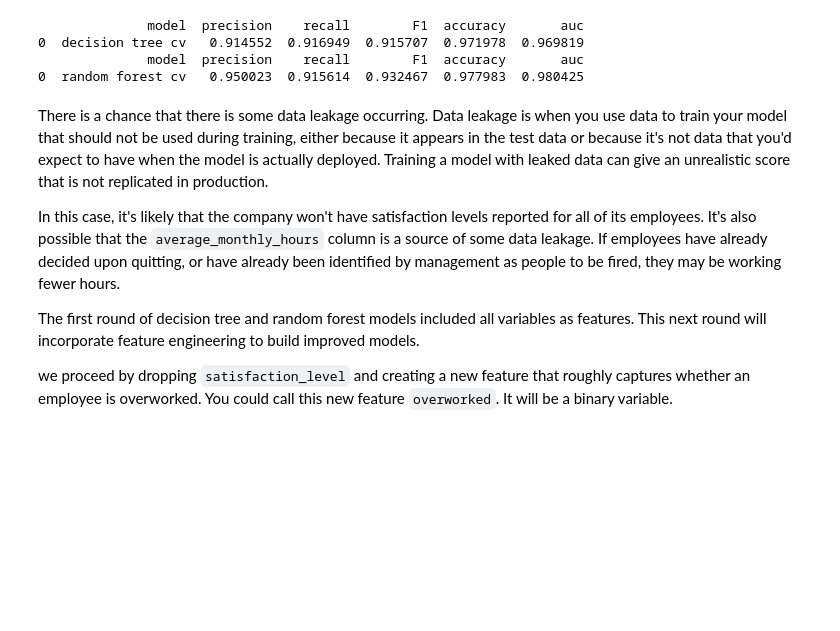
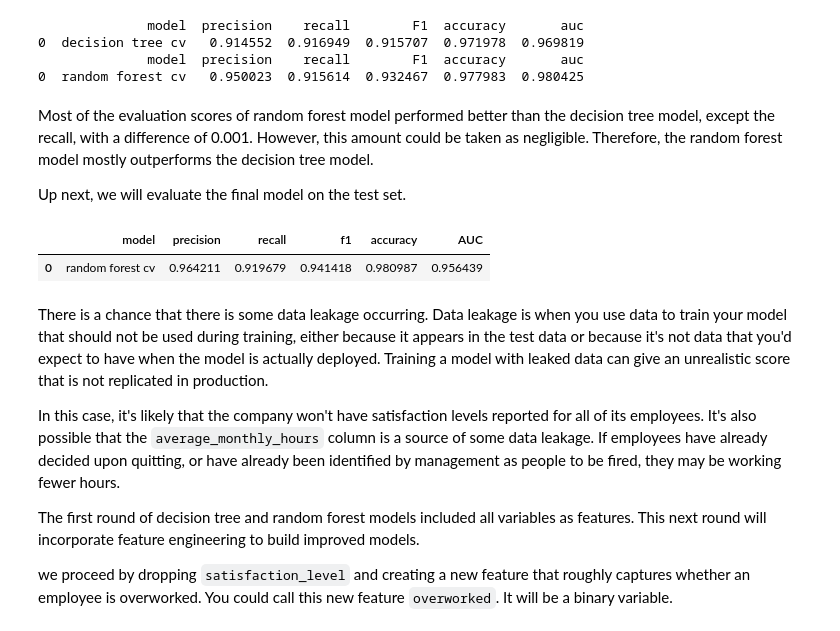
Before and after one commit to justin-97/Google-Advanced-Data-Analytics-Capstone, a Jupyter notebook: Activity_ Course 7 Salifort Motors project lab.ipynb, the cells around one changed output. Saved outputs shown, nothing was run; the diff lists cells and outputs as text; code cells hidden in the pictures; blank space fills up the shorter version.

```diff
--- a/Activity_ Course 7 Salifort Motors project lab.ipynb
+++ b/Activity_ Course 7 Salifort Motors project lab.ipynb
@@ -833,6 +823,6 @@ GridSearchCV(cv=4, error_score=nan,
 # %%
 # Define a path to the folder where you want to save the model
-path = '/home/jovyan/work/'
+path = 'GADA'
 # %%
 def write_pickle(path, model_object, save_as:str):
     '''
@@ -891,6 +881,49 @@ print(rf1_cv_results)
 0  decision tree cv   0.914552  0.916949  0.915707  0.971978  0.969819
               model  precision    recall        F1  accuracy       auc
 0  random forest cv   0.950023  0.915614  0.932467  0.977983  0.980425
+# %% [markdown]
+Most of the evaluation scores of random forest model performed better than the decision tree model, except the recall, with a difference of 0.001. However, this amount could be taken as negligible. Therefore, the random forest model mostly outperforms the decision tree model.
+
+Up next, we will evaluate the final model on the test set.
+# %%
+# Define a funciton that gets all the scores from model's predictions.
+def get_scores(model_name:str, model, X_test_data, y_test_data):
+    '''
+    Generate a table of test scores.
+
+    In:
+        model_name (string):  How you want your model to be named in the output table
+        model:                A fit GridSearchCV object
+        X_test_data:          numpy array of X_test data
+        y_test_data:          numpy array of y_test data
+
+    Out: pandas df of precision, recall, f1, accuracy, and AUC scores for your model
+    '''
+
+    preds = model.best_estimator_.predict(X_test_data)
+
+    auc = roc_auc_score(y_test_data, preds)
+    accuracy = accuracy_score(y_test_data, preds)
+    precision = precision_score(y_test_data, preds)
+    recall = recall_score(y_test_data, preds)
+    f1 = f1_score(y_test_data, preds)
+
+    table = pd.DataFrame({'model': [model_name],
+                          'precision': [precision],
+                          'recall': [recall],
+                          'f1': [f1],
+                          'accuracy': [accuracy],
+                          'AUC': [auc]
+                         })
+
+    return table
+# %%
+# Get predictions on test data
+rf1_test_scores = get_scores('random forest cv', rf1, X_test, y_test)
+rf1_test_scores
+# %% [output]
+|  | model | precision | recall | f1 | accuracy | AUC |
+| 0 | random forest cv | 0.964211 | 0.919679 | 0.941418 | 0.980987 | 0.956439 |
 # %% [markdown]
 There is a chance that there is some data leakage occurring. Data leakage is when you use data to train your model that should not be used during training, either because it appears in the test data or because it's not data that you'd expect to have when the model is actually deployed. Training a model with leaked data can give an unrealistic score that is not replicated in production.
 
```
Also changed, not shown: parts of 33 cells of this notebook.
